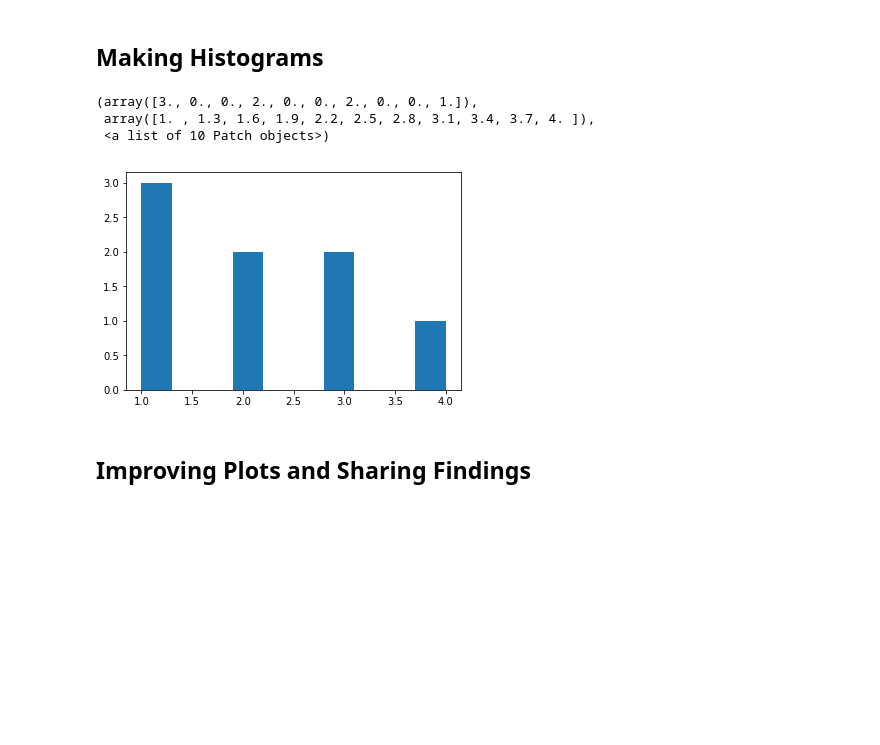
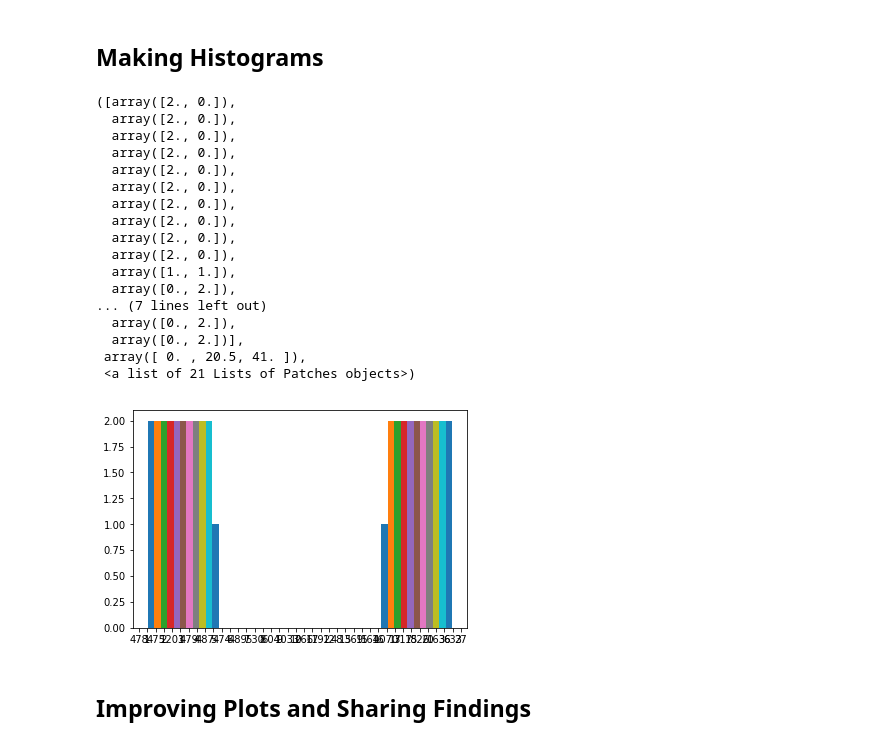
Before and after one commit to MatheusAlvesSouza/MaratonaDataScience, a Jupyter notebook: Semana 2/2-exercicios-csv.ipynb, the cells around one changed output. Drawn from its saved outputs; the diff is of its cells as text; code cells hidden in the pictures; blank space fills up the shorter version.

```diff
--- a/Semana 2/2-exercicios-csv.ipynb
+++ b/Semana 2/2-exercicios-csv.ipynb
@@ -432,24 +432,42 @@ print paid_submissions[0]
 # %%
 ######################################
 #                 13                 #
 ######################################
 
 ## Make histograms of the three metrics we looked at earlier for both
 ## students who passed the subway project and students who didn't. You
 ## might also want to make histograms of any other metrics you examined.
 
 data = [1, 2, 1, 3, 3, 1, 4, 2]
 
 %matplotlib inline
 
 import matplotlib.pyplot as plt
 
-plt.hist(data)
+teste = {}
+
+for lessons, account_key in lessons_by_account.items():
+    teste[account_key] = lessons
+plt.hist(teste.items(), bins=2)
 # %% [output]
-(array([3., 0., 0., 2., 0., 0., 2., 0., 0., 1.]),
- array([1. , 1.3, 1.6, 1.9, 2.2, 2.5, 2.8, 3.1, 3.4, 3.7, 4. ]),
- <a list of 10 Patch objects>)
+([array([2., 0.]),
+  array([2., 0.]),
+  array([2., 0.]),
+  array([2., 0.]),
+  array([2., 0.]),
+  array([2., 0.]),
+  array([2., 0.]),
+  array([2., 0.]),
+  array([2., 0.]),
+  array([2., 0.]),
+  array([1., 1.]),
+  array([0., 2.]),
+... (7 lines left out)
+  array([0., 2.]),
+  array([0., 2.])],
+ array([ 0. , 20.5, 41. ]),
+ <a list of 21 Lists of Patches objects>)
-[figure, old version]
+[figure, new version]
 # %% [markdown]
 ## Improving Plots and Sharing Findings
 # %%
```
Also changed, not shown: parts of 3 cells of this notebook.
